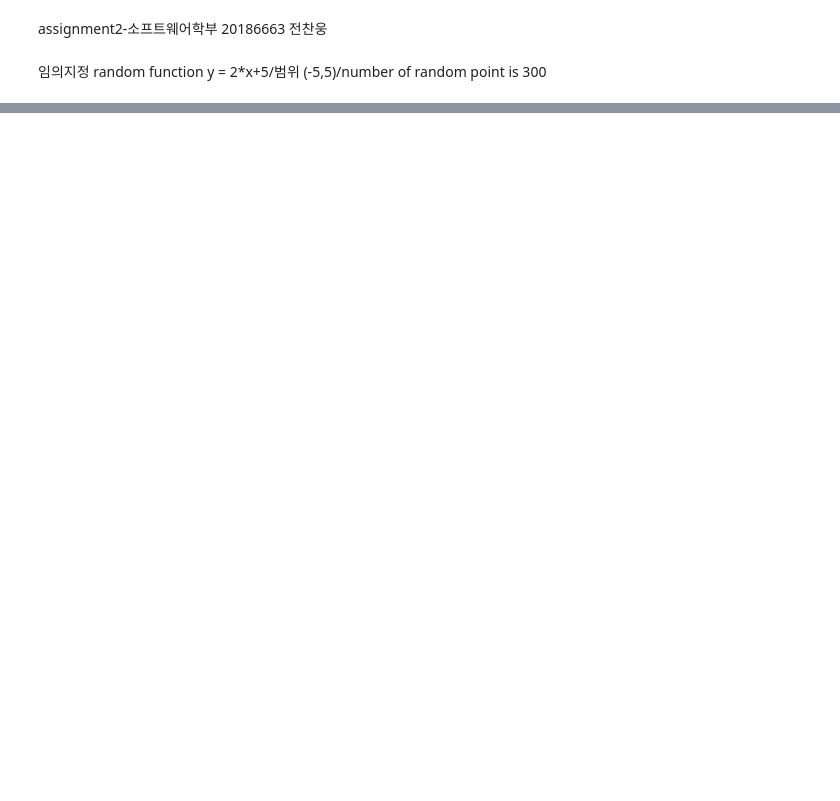
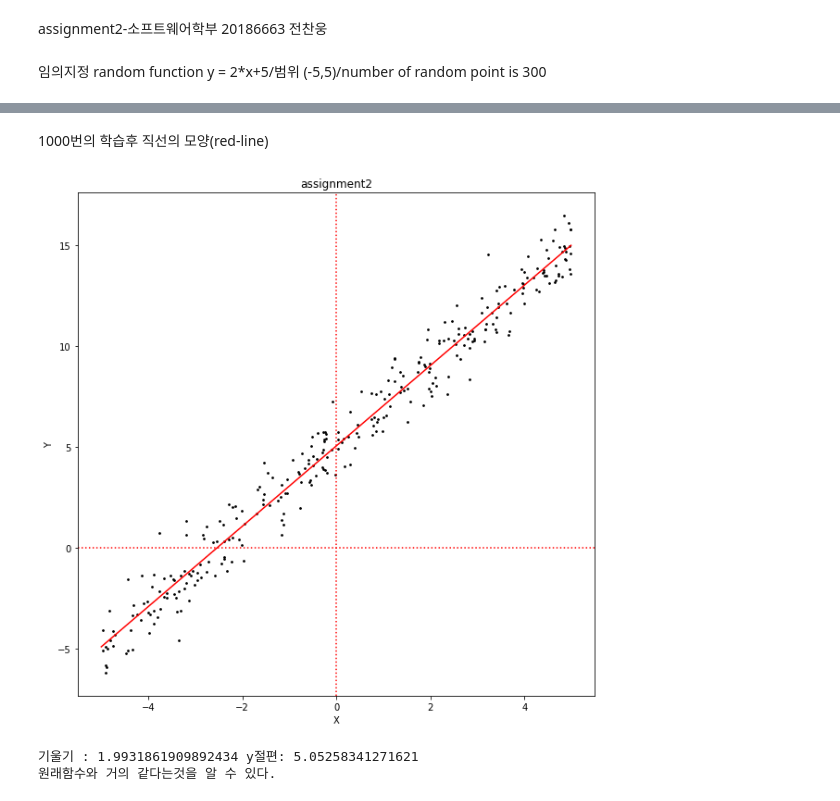
Before and after one commit to ChanWoongJeon/machinelearning, a Jupyter notebook: assignment2.ipynb, the cells around one changed output, grey strips where cells are left out. Cells and saved outputs as stored; diff of their text form; code cells hidden in the pictures; blank space fills up the shorter version.

```diff
--- a/assignment2.ipynb
+++ b/assignment2.ipynb
@@ -28,0 +53,26 @@ plt.show()
+# %%
+obj = np.zeros((1,1000))
+for i in range(1000):
+    y_pred=theta[0,0]*x+theta[0,1]
+    obj[0,i] = (1/(2*300))*(np.sum((y_pred-y)**2))
+    theta[0,0]= theta[0,0]-(0.01/300)*(np.sum((y_pred-y)*x))
+    theta[0,1]= theta[0,1]-(0.01/300)*(np.sum((y_pred-y)))
+# %% [markdown]
+1000번의 학습후 직선의 모양(red-line)
+# %%
+plt.figure(figsize=(10, 10))
+plt.axvline(x=0, color = 'r',linestyle=':')
+plt.axhline(y=0, color = 'r',linestyle=':')
+plt.title("assignment2")
+plt.xlabel('X')
+plt.ylabel('Y')
+t1 = np.arange(-5.0, 5.0, 0.01)
+plt.scatter(x,y,color='k',s=3)
+plt.plot(t1,theta[0,0]*t1+theta[0,1],color='r')
+plt.show()
+print("기울기 :",theta[0,0],"y절편:",theta[0,1])
+print("원래함수와 거의 같다는것을 알 수 있다.")
+# %% [output]
+[figure, added]
+기울기 : 1.9931861909892434 y절편: 5.05258341271621
+원래함수와 거의 같다는것을 알 수 있다.
```
Also changed, not shown: parts of 7 cells of this notebook.
